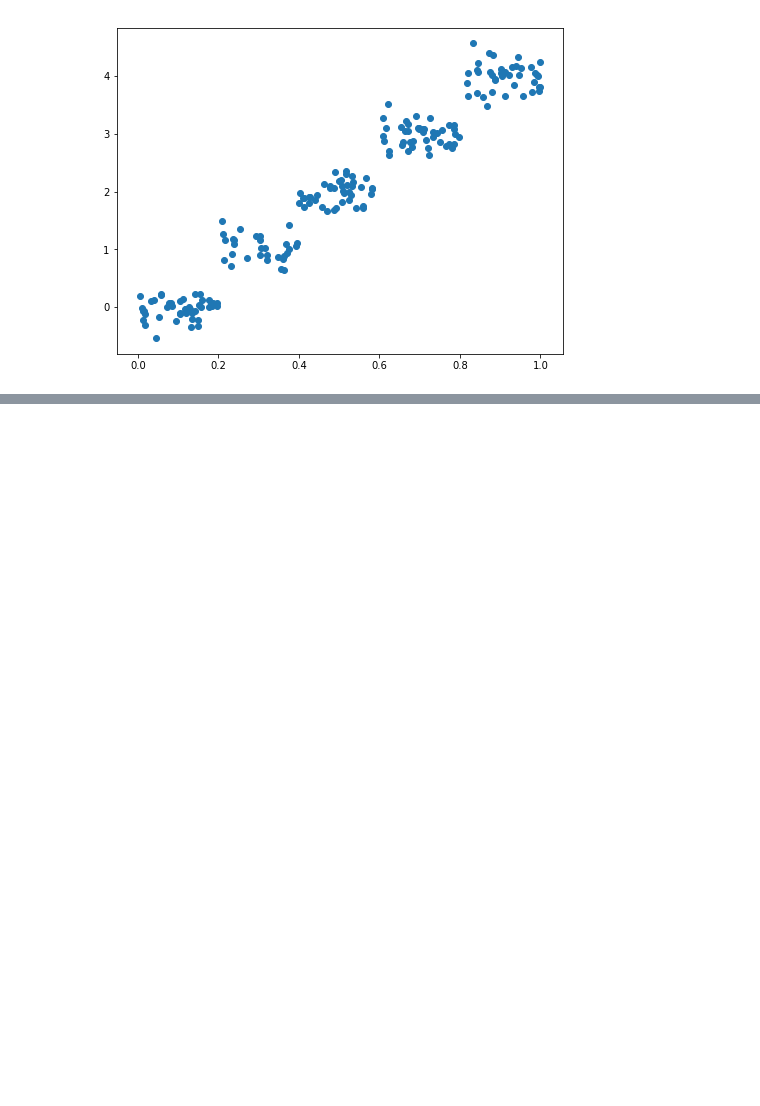
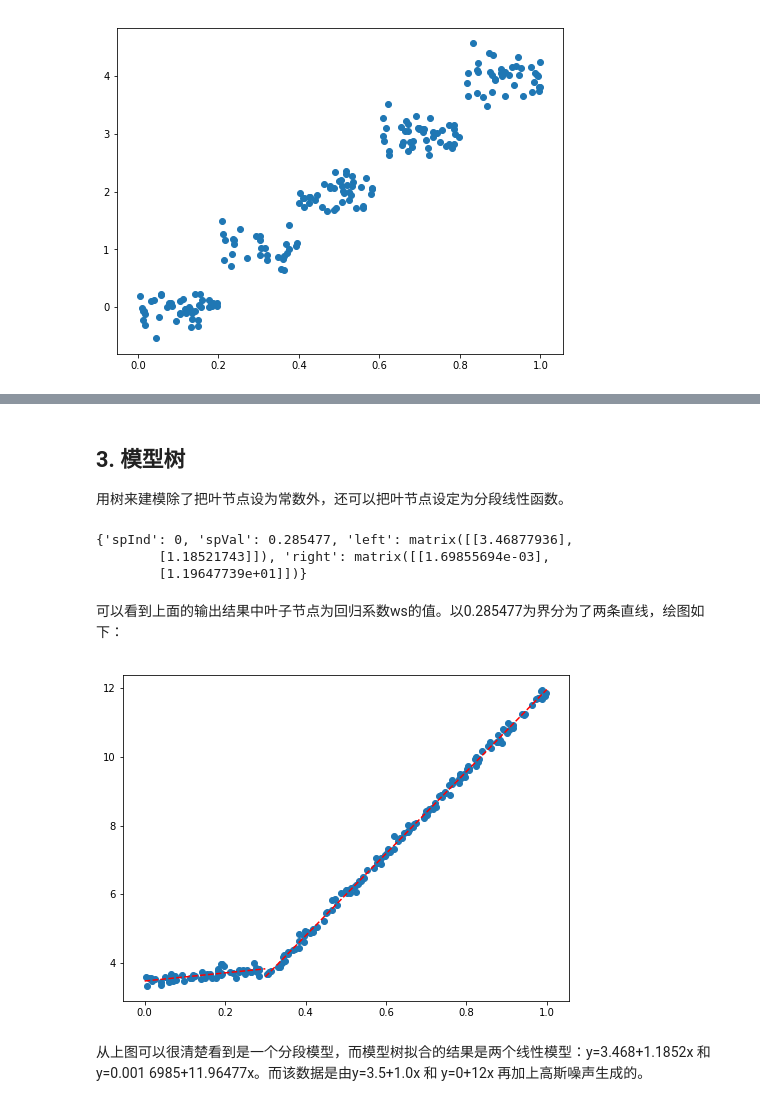
Before and after one commit to ViperBling/MLiA_Python3, a Jupyter notebook: Ch09/Tree-basedRegression.ipynb, the cells around one changed output, grey strips where cells are left out. Saved outputs shown, nothing was run; the diff lists cells and outputs as text; code cells hidden in the pictures; blank space fills up the shorter version.

Commit message:
Finish TreeBasedRegression

```diff
--- a/Ch09/Tree-basedRegression.ipynb
+++ b/Ch09/Tree-basedRegression.ipynb
@@ -52,6 +52,7 @@ def binSplitDataSet(dataSet, feature, value):
 # %%
 def regLeaf(dataSet):
     """负责生成叶节点，用聚类中心代表这团数据"""
+    # 因为实际输出在最后一列，所以在生成叶结点的时候使用最后一列作聚类中心
     return np.mean(dataSet[:, -1])
 
 def regErr(dataSet):
@@ -92,7 +93,8 @@ def chooseBestSplit(dataSet, leafType=regLeaf, errType=regErr, ops=(1, 4)):
             # 按照splitVal进行二元切分
             mat0, mat1 = binSplitDataSet(dataSet, featIndex, splitVal)
             # 如果已达到最小划分集合阈值，停止使用该值进行划分
-            if (mat0.shape[0] < tolN) or (mat1.shape[0] < tolN): continue
+            if (mat0.shape[0] < tolN) or (mat1.shape[0] < tolN):
+                continue
             newS = errType(mat0) + errType(mat1)
             # 如果划分后误差小于bestS，记录新的
             if newS < bestS:
@@ -127,7 +129,8 @@ def createTree(dataSet, leafType=regLeaf, errType=regErr, ops=(1, 4)):
     """
     # 选择最优切分值
     feat, val = chooseBestSplit(dataSet, leafType, errType, ops)
-    if feat == None: return val
+    if feat is None:
+        return val
     retTree = {}
     retTree['spInd'] = feat
     retTree['spVal'] = val
@@ -182,0 +336,3 @@ plt.show()
+# %% [markdown]
+## 3. 模型树
+用树来建模除了把叶节点设为常数外，还可以把叶节点设定为分段线性函数。
@@ -182,0 +371,24 @@ plt.show()
+# %%
+myMat3 = np.mat(loadDataSet('exp2.txt'))
+myTree = createTree(myMat3, modelLeaf, modelErr, (1, 10))
+print(myTree)
+# %% [output]
+{'spInd': 0, 'spVal': 0.285477, 'left': matrix([[3.46877936],
+        [1.18521743]]), 'right': matrix([[1.69855694e-03],
+        [1.19647739e+01]])}
+# %% [markdown]
+可以看到上面的输出结果中叶子节点为回归系数ws的值。以0.285477为界分为了两条直线，绘图如下：
+# %%
+plt.figure(figsize=(8, 6))
+plt.scatter(np.array(myMat3[:, 0]), np.array(myMat3[:, 1]))
+ws1 = np.array(myTree['left'])
+ws2 = np.array(myTree['right'])
+xx1 = np.linspace(0, 0.3, 50)
+plt.plot(xx1, ws1[1] * xx1 + ws1[0], 'r--')
+xx2 = np.linspace(0.3, 1.0, 100)
+plt.plot(xx2, ws2[1] * xx2 + ws2[0], 'r--')
+plt.show()
+# %% [output]
+[figure, added]
+# %% [markdown]
+从上图可以很清楚看到是一个分段模型，而模型树拟合的结果是两个线性模型：y=3.468+1.1852x 和 y=0.001 6985+11.96477x。而该数据是由y=3.5+1.0x 和 y=0+12x 再加上高斯噪声生成的。
```
Also changed, not shown: parts of 27 cells of this notebook, 1 other file.
